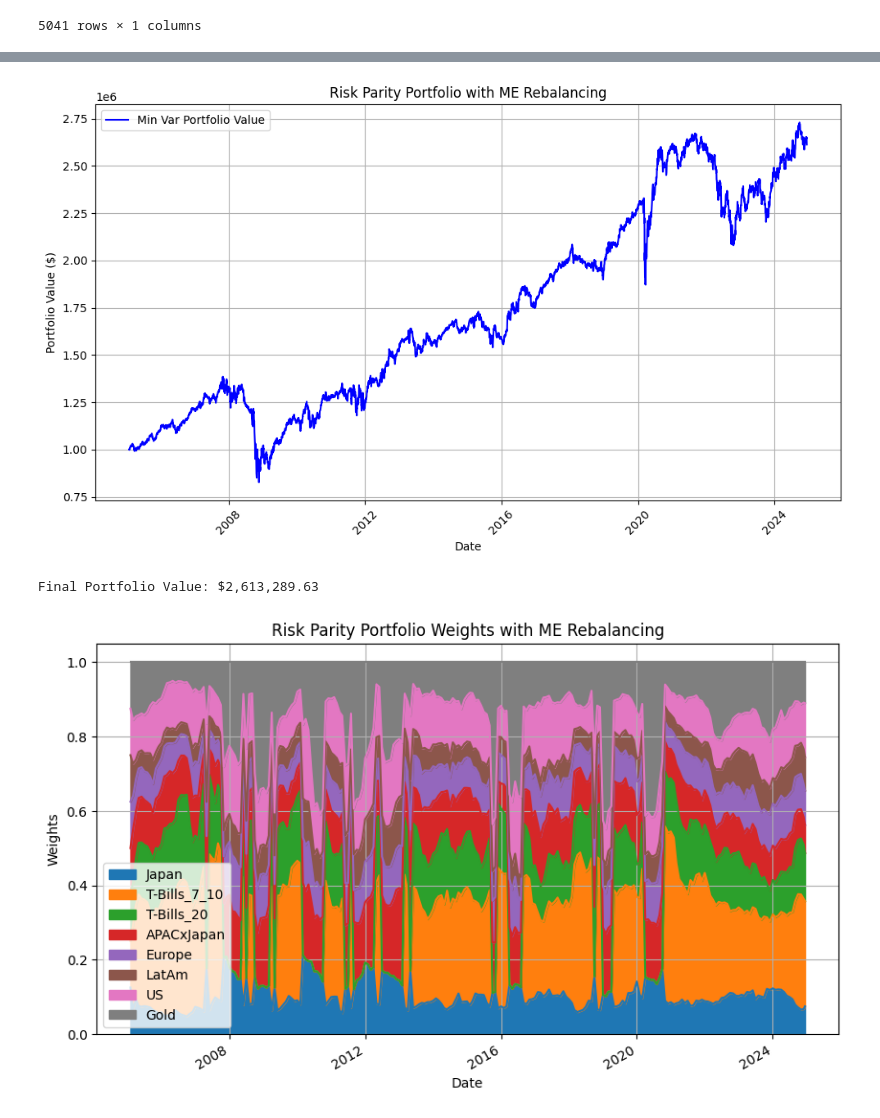
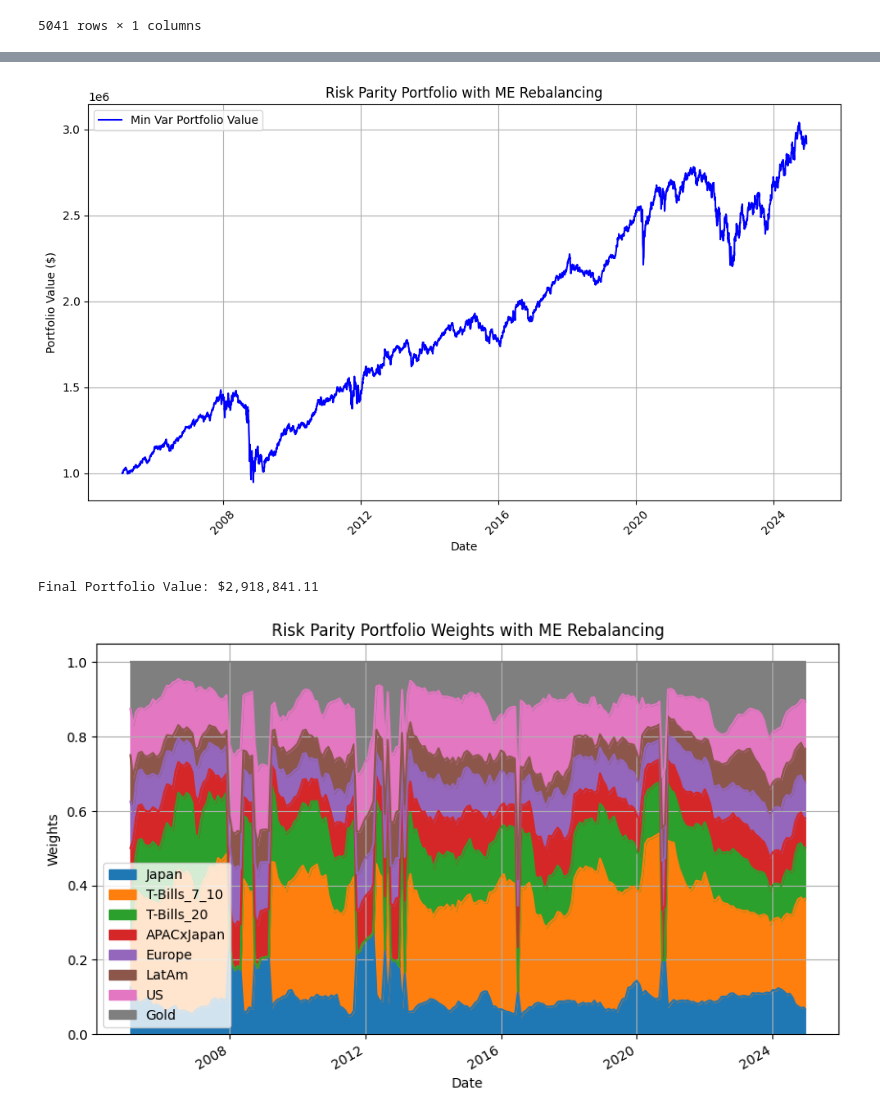
Before and after one commit to plaishev/asset_mgmt_seminar, a Jupyter notebook: Risk_Parity_ETF_level.ipynb, the cells around one changed output, grey strips where cells are left out. Drawn from its saved outputs; the diff is of its cells as text; code cells hidden in the pictures.

Commit message:
adjusted lookback window

```diff
--- a/Risk_Parity_ETF_level.ipynb
+++ b/Risk_Parity_ETF_level.ipynb
@@ -132,7 +132,7 @@ def risk_parity_portfolio(returns, rebalance_frequency, initial_investment=1e6):
 
         # (A) If not the first rebal date, compute new weights:
         if i > 0:
-            lookback_days = 126  # ~126 trading days (6 months), just an example
+            lookback_days = 180  # ~180 trading days (6 months), just an example
             cov_start = this_rebal_date - pd.Timedelta(days=lookback_days)
             cov_data = returns.loc[cov_start:this_rebal_date]
 
@@ -177,36 +177,36 @@ def risk_parity_portfolio(returns, rebalance_frequency, initial_investment=1e6):
 
 
 
 
 #### Actual Fuction Call ####
 
 rebalance_frequency = 'ME'  # ME = monthly, QE = quarterly, YE = yearly
 portfolio_value, portfolio_weights = risk_parity_portfolio(returns, rebalance_frequency)
 
 # Plot the portfolio value over time
 plt.figure(figsize=(10, 6))
 plt.plot(portfolio_value, label='Min Var Portfolio Value', color='blue')
 plt.title(f'Risk Parity Portfolio with {rebalance_frequency} Rebalancing')
 plt.xlabel('Date')
 plt.ylabel('Portfolio Value ($)')
 plt.legend()
 plt.grid(True)
 plt.xticks(rotation=45)
 plt.tight_layout()
 plt.show()
 print(f"Final Portfolio Value: ${portfolio_value.iloc[-1]:,.2f}")
 
 # Plot the portfolio weights over time
 portfolio_weights.plot(figsize=(10, 6), kind='area', stacked=True)
 plt.title(f'Risk Parity Portfolio Weights with {rebalance_frequency} Rebalancing')
 plt.xlabel('Date')
 plt.ylabel('Weights')
 plt.grid(True)
 plt.show()
 # %% [output]
-[figure, old version]
+[figure, new version]
-Final Portfolio Value: $2,613,289.63
+Final Portfolio Value: $2,918,841.11
-[figure, old version]
+[figure, new version]
 # %%
 #### Min Var Portfolio Analytics #### ver 2.2
 
```
Also changed, not shown: parts of 2 cells of this notebook, 4 other files.
